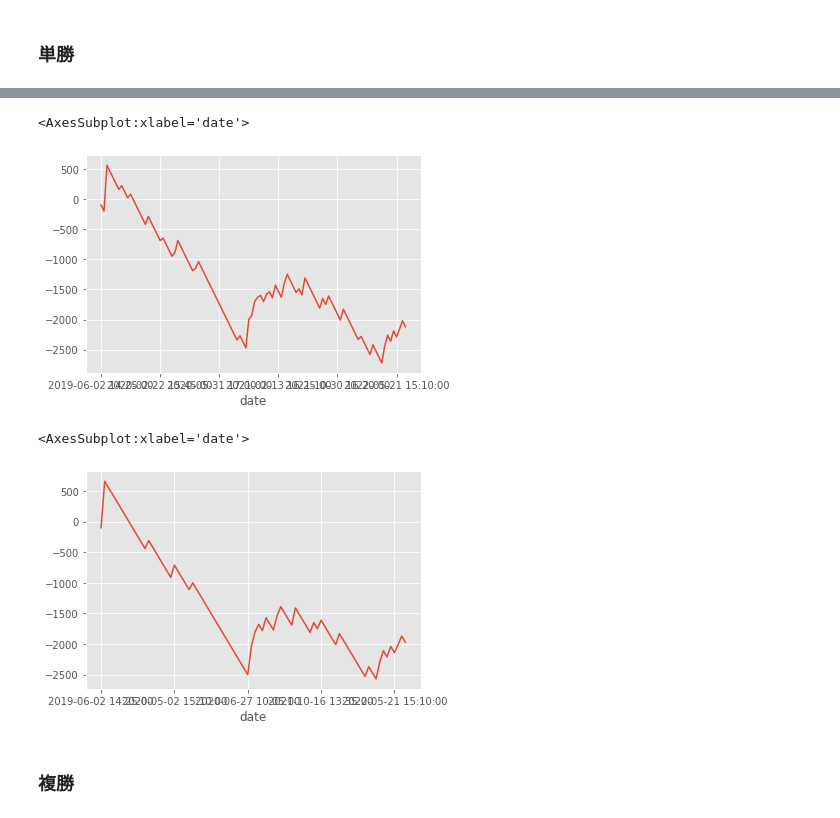
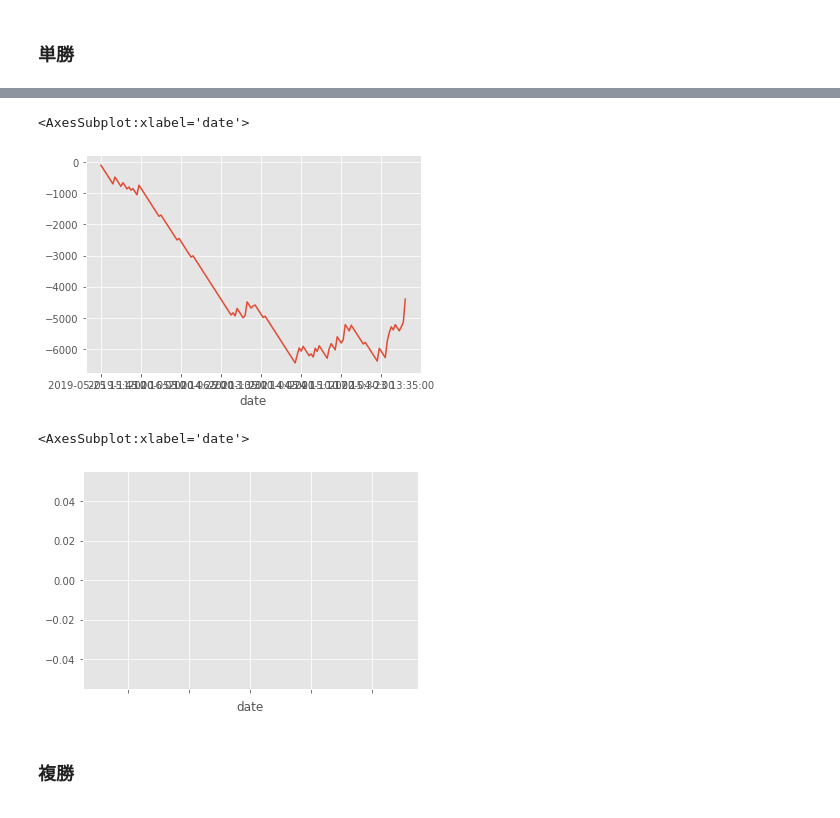
Before and after one commit to abeken22M2/race-predict, a Jupyter notebook: evaluate_prediction.ipynb, the cells around one changed output, grey strips where cells are left out. Drawn from its saved outputs; the diff is of its cells as text; code cells hidden in the pictures.

```diff
--- a/evaluate_prediction.ipynb
+++ b/evaluate_prediction.ipynb
@@ -213,17 +213,17 @@ simple.plot(figsize=(12, 6))
 # %%
 # blendがある程度あるときだけ
-simple = race_result.loc[(race_result["blend"]>60), 'tansyo_return'].cumsum()
+simple = race_result.loc[(race_result["blend"]>50), 'tansyo_return'].cumsum()
 simple.plot()
 # %% [output]
 <AxesSubplot:xlabel='date'>
-[figure, old version]
+[figure, new version]
 # %%
 # オッズがある範囲のとき
-simple = race_result.loc[((race_result["odds"]>2) & (race_result["odds"]<60) & (race_result["blend"]>60)), 'tansyo_return'].cumsum()
+simple = race_result.loc[((race_result["odds"]>50) & (race_result["odds"]<60) & (race_result["blend"]>50)), 'tansyo_return'].cumsum()
 simple.plot()
 # %% [output]
 <AxesSubplot:xlabel='date'>
-[figure, old version]
+[figure, new version]
 # %% [markdown]
 ### 複勝
 # %%
```
Also changed, not shown: parts of 15 cells of this notebook, 4 other files.
